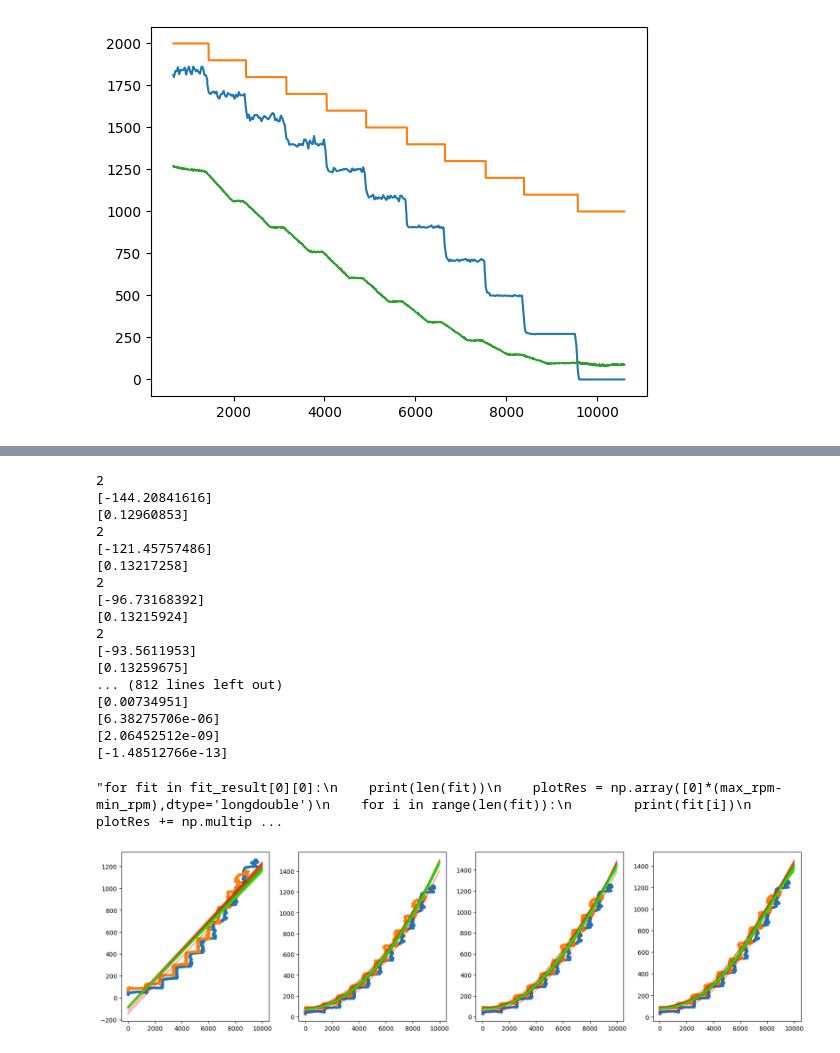
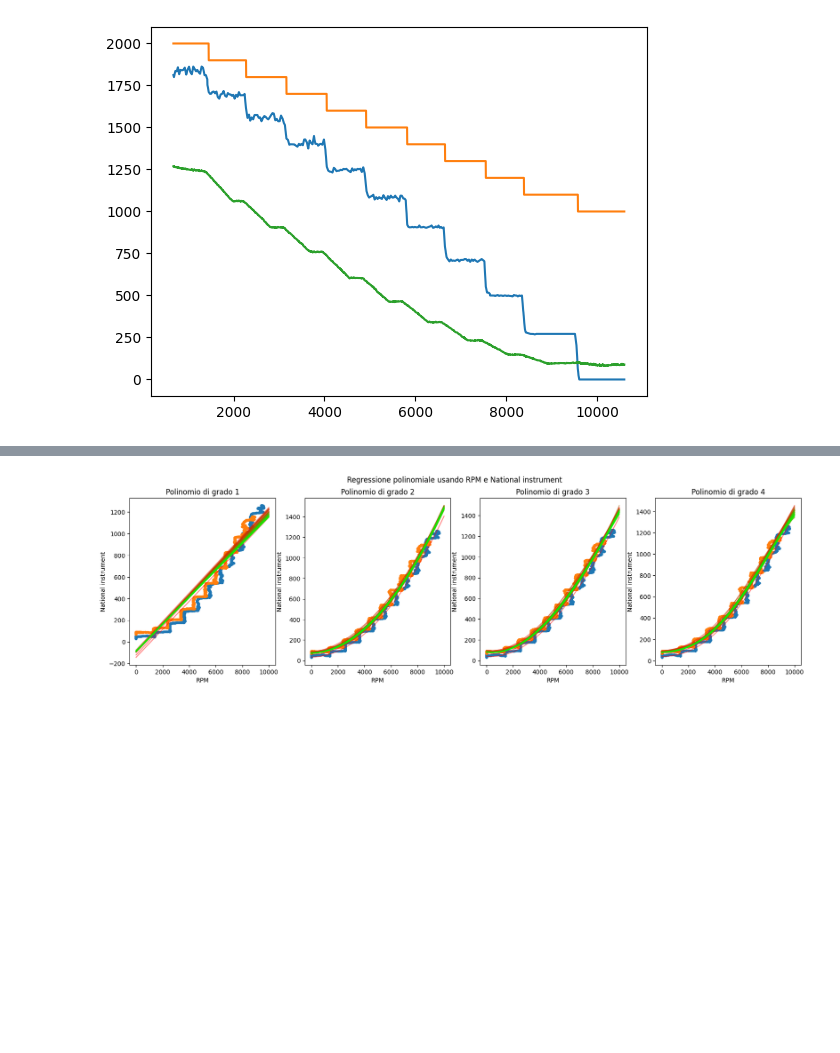
Before and after one commit to Simone-Scalella/Manutenzione_preventiva, a Jupyter notebook: analisi_full_dis_leo.ipynb, the cells around one changed output, grey strips where cells are left out. Saved outputs shown, nothing was run; the diff lists cells and outputs as text; code cells hidden in the pictures; blank space fills up the shorter version.

```diff
--- a/analisi_full_dis_leo.ipynb
+++ b/analisi_full_dis_leo.ipynb
@@ -297,40 +297,23 @@ def makeColor(start:tuple = (1,0,0),end:tuple = (0,0,1),step:int = 46):
 # %%
 fig, axs = plt.subplots(nrows = 1, ncols = pol_maxGrade)
 fig.set_size_inches(h=5,w=20)
 min_rpm,max_rpm = 0,10000
 colors = makeColor((1,0,0),(0,1,0))
 linex = np.arange(min_rpm,max_rpm,1,dtype='longdouble')
-
+fig.suptitle('Regressione polinomiale usando RPM e National instrument')
 
 for grade_fit,grade in zip(fit_result,range(pol_maxGrade)):
         axs[grade].plot(all_data_grid[0].grid_points[0],all_data_grid[0].data_matrix[0],'.')
         axs[grade].plot(all_data_grid[len(all_data_grid)-1].grid_points[0],all_data_grid[len(all_data_grid)-1].data_matrix[0],'.')
+        axs[grade].set_xlabel('RPM')
+        axs[grade].set_ylabel('National instrument')
+        axs[grade].set_title('Polinomio di grado '+str(grade+1))
         for fit,index in zip(grade_fit,range(len(grade_fit))):
                 plotRes = np.array([0]*(max_rpm-min_rpm),dtype='longdouble')
-                print(len(fit))
                 for i in range(len(fit)):
-                        print(fit[i])
                         plotRes += np.multiply(fit[i],np.power(linex,i))
                 axs[grade].plot(linex, plotRes,'-',color=colors[index])
 # %% [output]
-2
-[-144.20841616]
-[0.12960853]
-2
-[-121.45757486]
-[0.13217258]
-2
-[-96.73168392]
-[0.13215924]
-2
-[-93.5611953]
-[0.13259675]
-... (812 lines left out)
-[0.00734951]
-[6.38275706e-06]
-[2.06452512e-09]
-[-1.48512766e-13]
-"for fit in fit_result[0][0]:\n    print(len(fit))\n    plotRes = np.array([0]*(max_rpm-min_rpm),dtype='longdouble')\n    for i in range(len(fit)):\n        print(fit[i])\n        plotRes += np.multip ...
-[figure, old version]
+[figure, new version]
 # %%
 fig, axs = plt.subplots(nrows = 1, ncols = pol_maxGrade)
```
Also changed, not shown: parts of 8 cells of this notebook.
